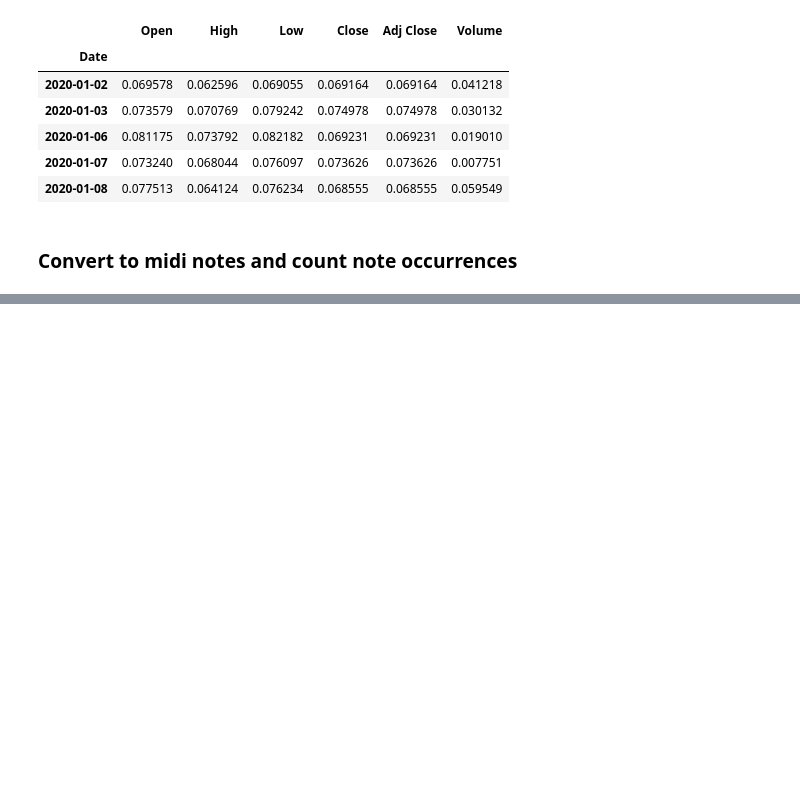
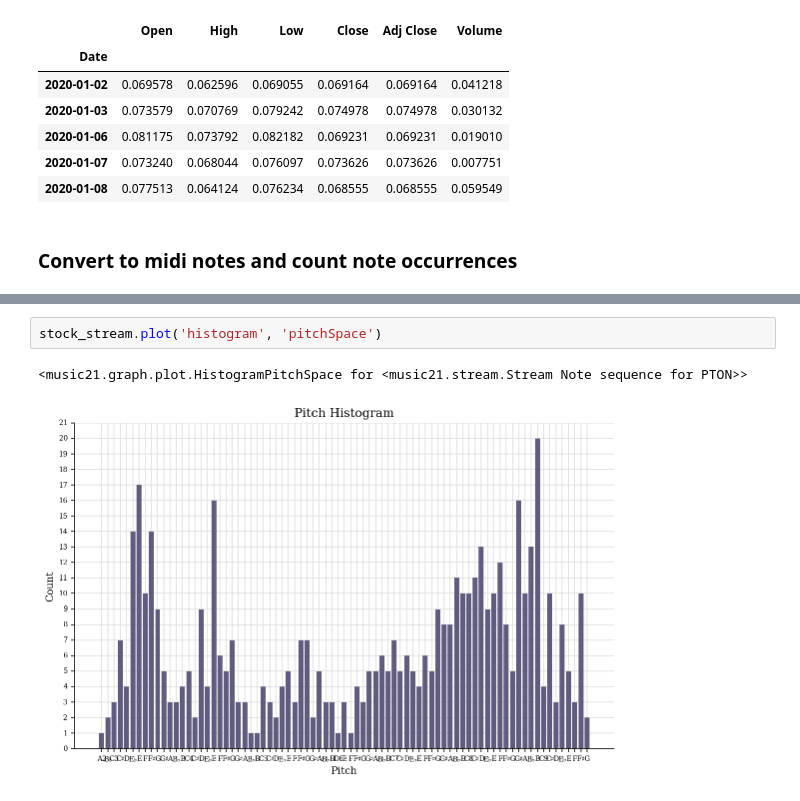
Before and after one commit to mknutsen/stock_midi_cv, a Jupyter notebook: notebooks/key_optimization.ipynb, the cells around one changed output, grey strips where cells are left out. Cells and saved outputs as stored; diff of their text form; blank space fills up the shorter version.

```diff
--- a/notebooks/key_optimization.ipynb
+++ b/notebooks/key_optimization.ipynb
@@ -157,0 +144,5 @@ ValueError: too many values to unpack (expected 2)
+# %%
+stock_stream.plot('histogram', 'pitchSpace')
+# %% [output]
+<music21.graph.plot.HistogramPitchSpace for <music21.stream.Stream Note sequence for PTON>>
+[figure, added]
```
Also changed, not shown: parts of 14 cells of this notebook, 1 other file.
